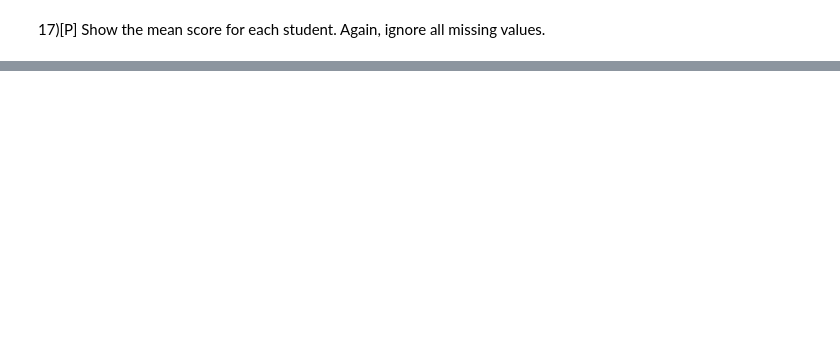
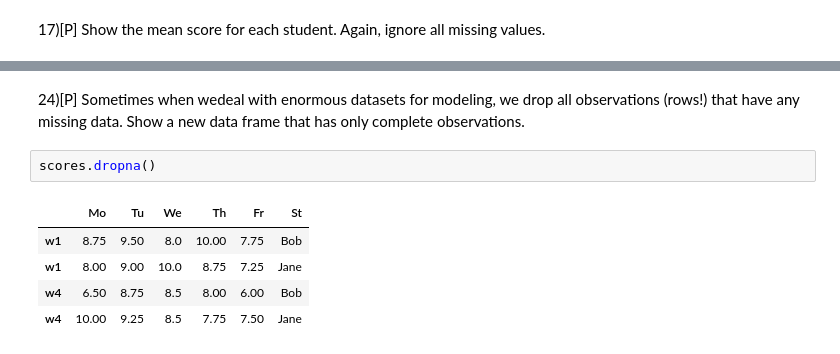
Before and after one commit to jpronchick/csci349_2023, a Jupyter notebook: labs/lab04.ipynb, the cells around one changed output, grey strips where cells are left out. Saved outputs shown, nothing was run; the diff lists cells and outputs as text; blank space fills up the shorter version.

```diff
--- a/labs/lab04.ipynb
+++ b/labs/lab04.ipynb
@@ -282,0 +368,10 @@ dtype: float64
+# %% [markdown]
+24)[P] Sometimes when wedeal with enormous datasets for modeling, we drop all observations (rows!) that have any missing data. Show a new data frame that has only complete observations.
+# %%
+scores.dropna()
+# %% [output]
+|  | Mo | Tu | We | Th | Fr | St |
+| w1 | 8.75 | 9.50 | 8.0 | 10.00 | 7.75 | Bob |
+| w1 | 8.00 | 9.00 | 10.0 | 8.75 | 7.25 | Jane |
+| w4 | 6.50 | 8.75 | 8.5 | 8.00 | 6.00 | Bob |
+| w4 | 10.00 | 9.25 | 8.5 | 7.75 | 7.50 | Jane |
```
Also changed, not shown: parts of 16 cells of this notebook.
